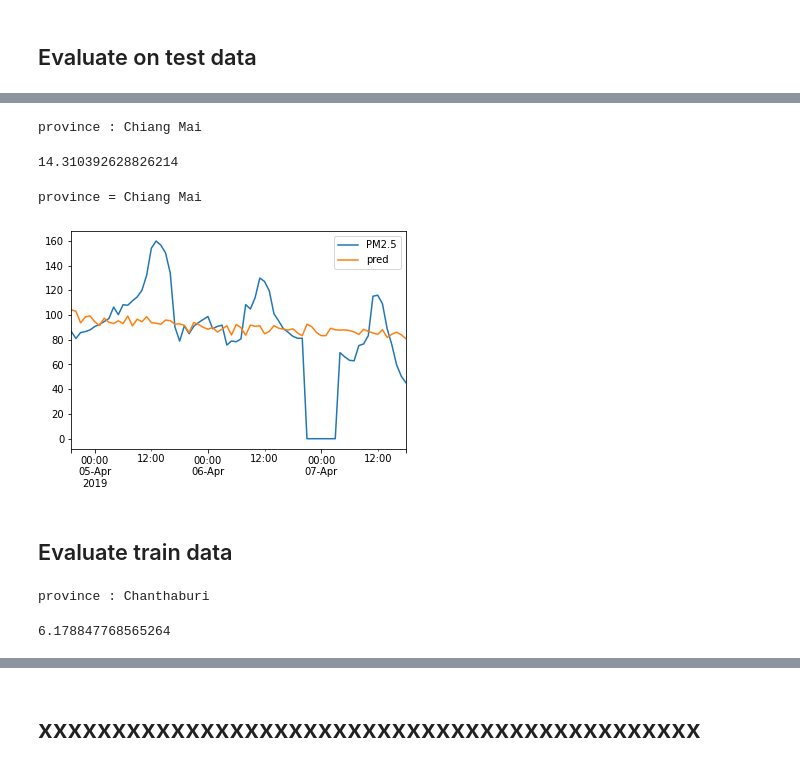
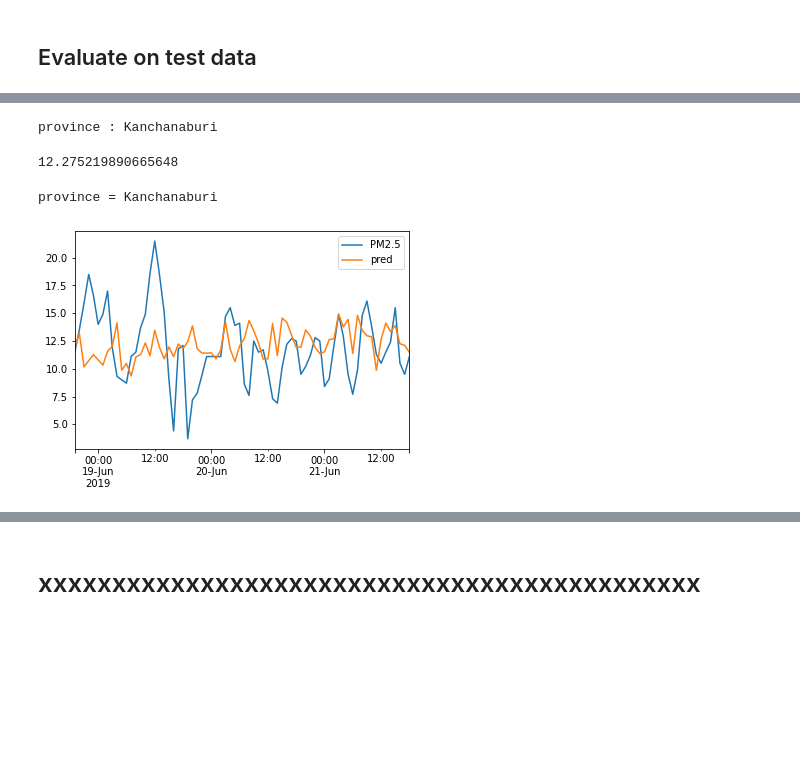
Before and after one commit to samsatp/PM25-DataScience-TermProject, a Jupyter notebook: 5. models_playground.ipynb, the cells around one changed output, grey strips where cells are left out. Saved outputs shown, nothing was run; the diff lists cells and outputs as text; code cells hidden in the pictures; blank space fills up the shorter version.

```diff
--- a/5. models_playground.ipynb
+++ b/5. models_playground.ipynb
@@ -103,7 +103,7 @@ print(f"timesteps : {timesteps}")
 # %% [output]
 timesteps : 360
 # %%
-province = 'Chiang Mai'
+province = 'Kanchanaburi'
 x_feed, y_feed = x_[province]['Train'], y_[province]['Train']
 x_eval, y_eval = x_[province]['Test'], y_[province]['Test']
 
@@ -124,10 +124,10 @@ n_features = len(feature_used)
 
 # define model
 model = Sequential([
-    LSTM(100, activation='relu', input_shape=(timesteps, n_features), return_sequences=True),
-    Dropout(rate=0.2),
+    LSTM(200, input_shape=(timesteps, n_features), return_sequences=True),
+    Dropout(rate=0.1),
     LSTM(60),
-    Dropout(rate=0.2),
+    Dropout(rate=0.1),
     Dense(72, activation='linear')
 ])
 # %%
@@ -189,30 +189,15 @@ for i in range(len(pred)):
     rmse.append(np.sqrt(mse(p, y_t)))
 np.mean(rmse)
 # %% [output]
-province : Chiang Mai
+province : Kanchanaburi
-14.310392628826214
+12.275219890665648
 # %%
-i = 69
+i = 369
 print('province =',province)
 h = y_train_scalers[province].inverse_transform(pred[i].numpy().reshape((-1,1)))
 k = Y_test[province][i].copy()
 k['pred'] = h
 k.plot();
 # %% [output]
-province = Chiang Mai
+province = Kanchanaburi
-[figure, old version]
+[figure, new version]
-# %% [markdown]
-## Evaluate train data
-# %%
-from sklearn.metrics import mean_squared_error as mse
-pred = model(x_feed)
-rmse = []
-print('province :', province)
-for i in range(len(pred)):
-    p = y_train_scalers[province].inverse_transform(pred[i].numpy().reshape((-1,1)))
-    y_t = y_train_scalers[province].inverse_transform(y_feed[i].reshape((-1,1)))
-    rmse.append(np.sqrt(mse(p, y_t)))
-np.mean(rmse)
-# %% [output]
-province : Chanthaburi
-6.178847768565264
```
Also changed, not shown: parts of 6 cells of this notebook, 4 other files.
